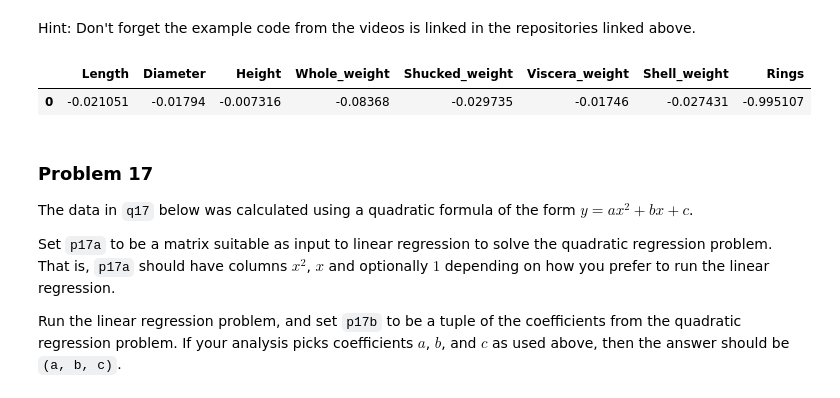
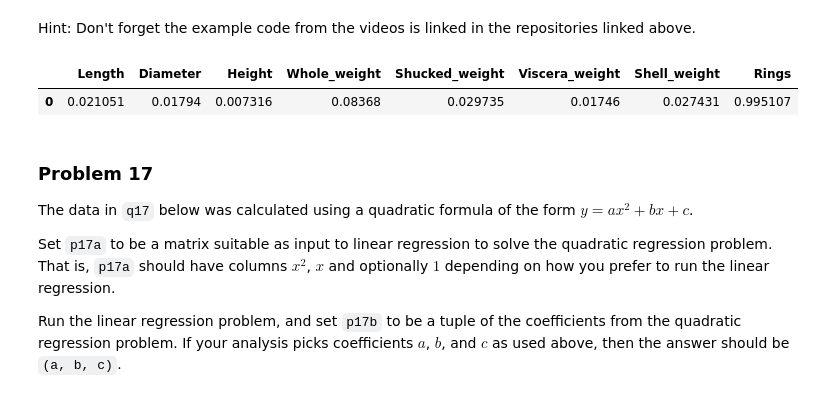
Before and after one commit to mshahan73-hub/dx601-homework-08, a Jupyter notebook: homework.ipynb, the cells around one changed output. Cells and saved outputs as stored; diff of their text form; code cells hidden in the pictures.

```diff
--- a/homework.ipynb
+++ b/homework.ipynb
@@ -365,30 +365,25 @@ Set `p16` to the first principal component of the abalone data set.
 Give it in the form of a one row data frame like in the Palmer Penguins example.
 # %% [markdown]
 Hint: Don't forget the example code from the videos is linked in the repositories linked above.
-# %%
-# YOUR CHANGES HERE
-
-# Step 1: Select numeric columns
-abalone_num = abalone.select_dtypes(include=np.number)
-
-# Step 2: Center the data
-X_centered = abalone_num - abalone_num.mean()
-
-# Step 3: Covariance matrix
-cov_matrix = np.cov(X_centered.T)
-
-# Step 4: Eigen decomposition
-eig_vals, eig_vecs = np.linalg.eig(cov_matrix)
-
-# Step 5: First principal component
-first_pc = eig_vecs[:, np.argmax(eig_vals)]
-
-# Step 6: Convert to one-row DataFrame
-p16 = pd.DataFrame([first_pc], columns=abalone_num.columns)
-p16
-# %% [output]
-|  | Length | Diameter | Height | Whole_weight | Shucked_weight | Viscera_weight | Shell_weight | Rings |
-| 0 | -0.021051 | -0.01794 | -0.007316 | -0.08368 | -0.029735 | -0.01746 | -0.027431 | -0.995107 |
+# %%
+# YOUR CHANGES HERE
+
+from sklearn.decomposition import PCA
+import pandas as pd
+
+# Select numeric columns only
+abalone_numeric = abalone.select_dtypes(include='number')
+
+# Fit PCA
+pca = PCA(n_components=1)
+pca.fit(abalone_numeric)
+
+# Get the first principal component (loadings) as a one-row DataFrame
+p16 = pd.DataFrame([pca.components_[0]], columns=abalone_numeric.columns)
+p16
+# %% [output]
+|  | Length | Diameter | Height | Whole_weight | Shucked_weight | Viscera_weight | Shell_weight | Rings |
+| 0 | 0.021051 | 0.01794 | 0.007316 | 0.08368 | 0.029735 | 0.01746 | 0.027431 | 0.995107 |
 # %% [markdown]
 ### Problem 17
 
```
Also changed, not shown: parts of 8 cells of this notebook.
